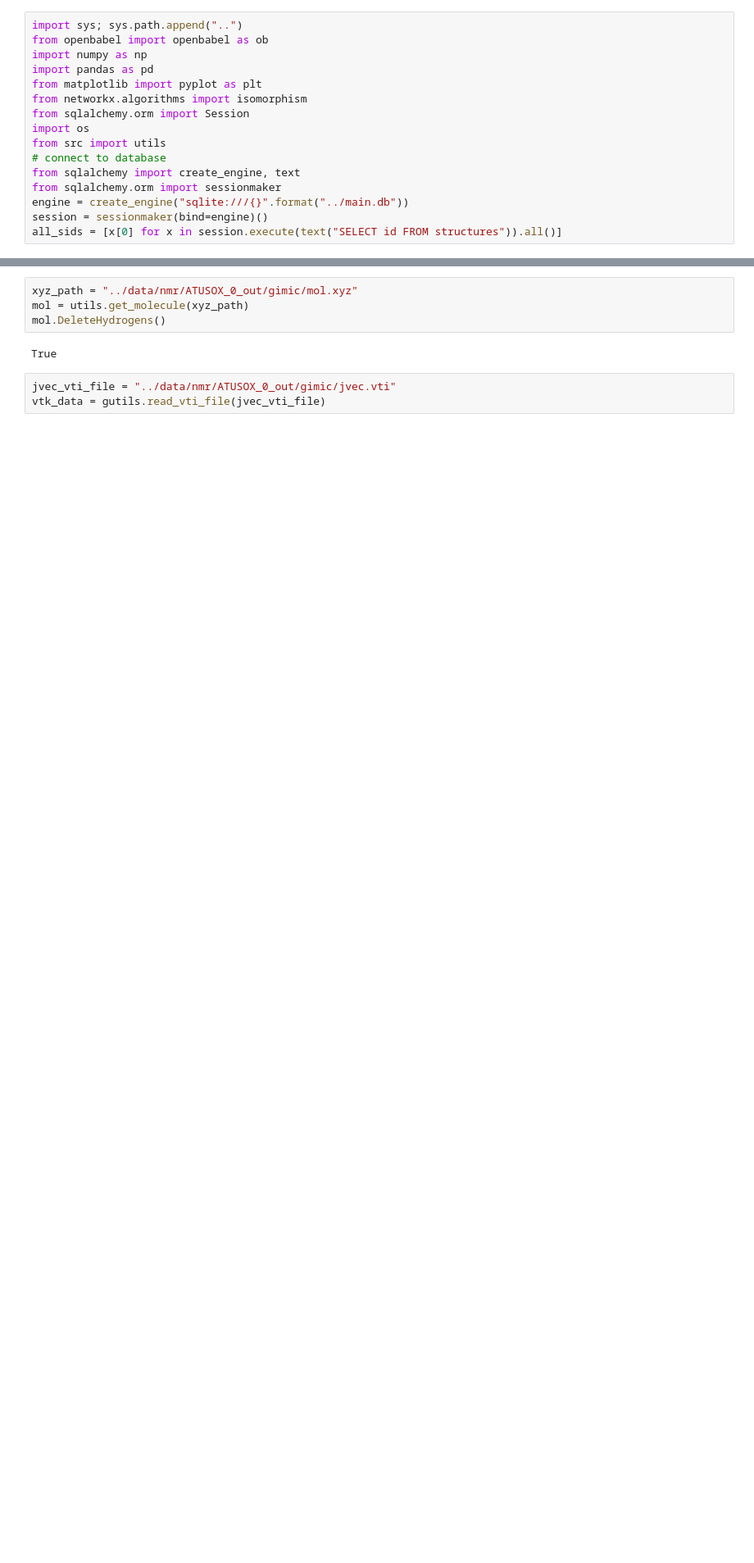
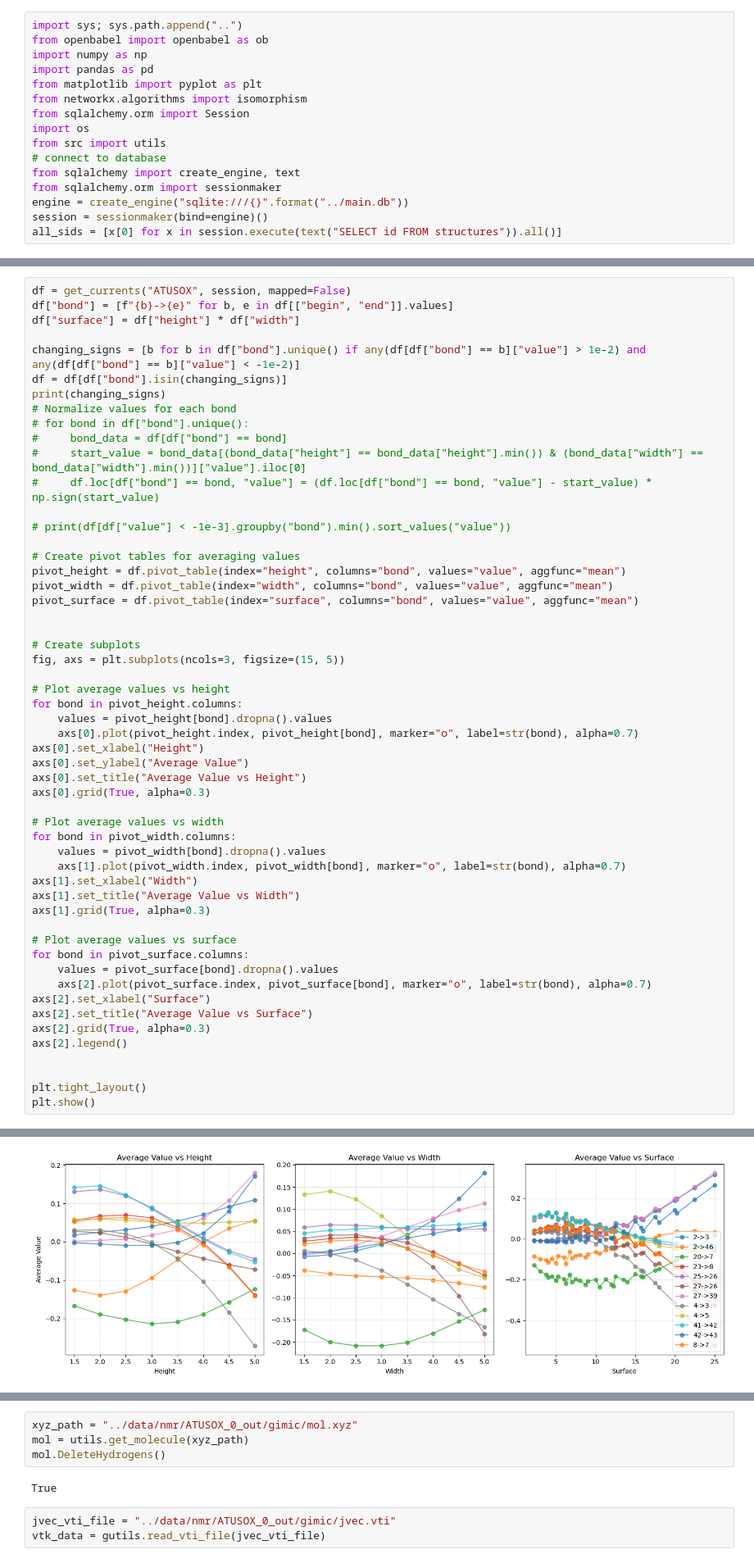
Before and after one commit to ajr15/PorCrystalStructures, a Jupyter notebook: notebooks/gimic.ipynb, the cells around one changed output, grey strips where cells are left out. Shown at 82% size. Drawn from its saved outputs; the diff is of its cells as text; blank space fills up the shorter version.

```diff
--- a/notebooks/gimic.ipynb
+++ b/notebooks/gimic.ipynb
@@ -178,3 +189,58 @@ def plot_acid(ax, points, bond_acid_values):
     cbar.set_label("Acid Value")
 
 MACROCYCLE_POINTS = get_atoms("../data/nmr/ATEWUT_0_out/gimic/mol.xyz")
+# %%
+df = get_currents("ATUSOX", session, mapped=False)
+df["bond"] = [f"{b}->{e}" for b, e in df[["begin", "end"]].values]
+df["surface"] = df["height"] * df["width"]
+
+changing_signs = [b for b in df["bond"].unique() if any(df[df["bond"] == b]["value"] > 1e-2) and any(df[df["bond"] == b]["value"] < -1e-2)]
+df = df[df["bond"].isin(changing_signs)]
+print(changing_signs)
+# Normalize values for each bond
+# for bond in df["bond"].unique():
+#     bond_data = df[df["bond"] == bond]
+#     start_value = bond_data[(bond_data["height"] == bond_data["height"].min()) & (bond_data["width"] == bond_data["width"].min())]["value"].iloc[0]
+#     df.loc[df["bond"] == bond, "value"] = (df.loc[df["bond"] == bond, "value"] - start_value) * np.sign(start_value)
+
+# print(df[df["value"] < -1e-3].groupby("bond").min().sort_values("value"))
+
+# Create pivot tables for averaging values
+pivot_height = df.pivot_table(index="height", columns="bond", values="value", aggfunc="mean")
+pivot_width = df.pivot_table(index="width", columns="bond", values="value", aggfunc="mean")
+pivot_surface = df.pivot_table(index="surface", columns="bond", values="value", aggfunc="mean")
+
+
+# Create subplots
+fig, axs = plt.subplots(ncols=3, figsize=(15, 5))
+
+# Plot average values vs height
+for bond in pivot_height.columns:
+    values = pivot_height[bond].dropna().values
+    axs[0].plot(pivot_height.index, pivot_height[bond], marker="o", label=str(bond), alpha=0.7)
+axs[0].set_xlabel("Height")
+axs[0].set_ylabel("Average Value")
+axs[0].set_title("Average Value vs Height")
+axs[0].grid(True, alpha=0.3)
+
+# Plot average values vs width
+for bond in pivot_width.columns:
+    values = pivot_width[bond].dropna().values
+    axs[1].plot(pivot_width.index, pivot_width[bond], marker="o", label=str(bond), alpha=0.7)
+axs[1].set_xlabel("Width")
+axs[1].set_title("Average Value vs Width")
+axs[1].grid(True, alpha=0.3)
+
+# Plot average values vs surface
+for bond in pivot_surface.columns:
+    values = pivot_surface[bond].dropna().values
+    axs[2].plot(pivot_surface.index, pivot_surface[bond], marker="o", label=str(bond), alpha=0.7)
+axs[2].set_xlabel("Surface")
+axs[2].set_title("Average Value vs Surface")
+axs[2].grid(True, alpha=0.3)
+axs[2].legend()
+
+
+plt.tight_layout()
+plt.show()
+# %% [output]
@@ -180,0 +248 @@ MACROCYCLE_POINTS = get_atoms("../data/nmr/ATEWUT_0_out/gimic/mol.xyz")
+[figure, added]
```
Also changed, not shown: parts of 5 cells of this notebook, 5 other files.
